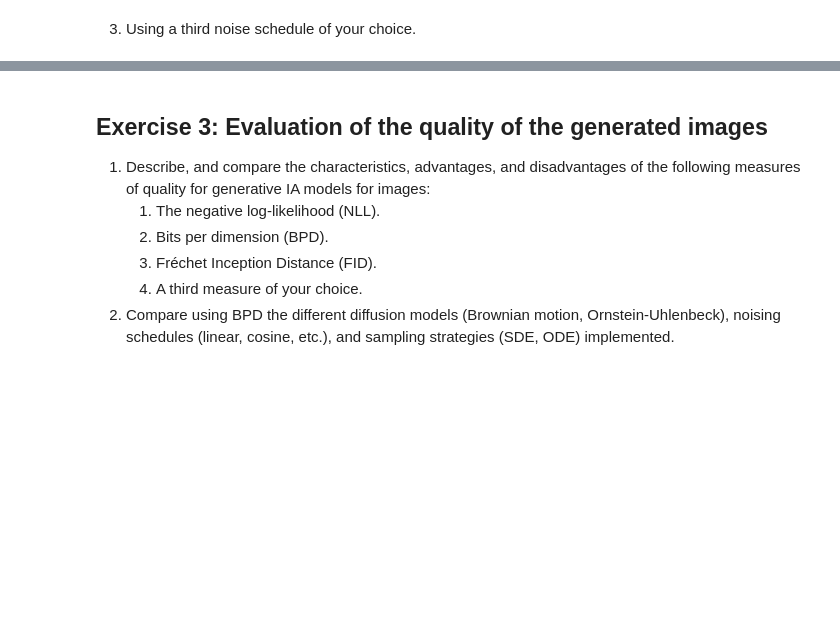
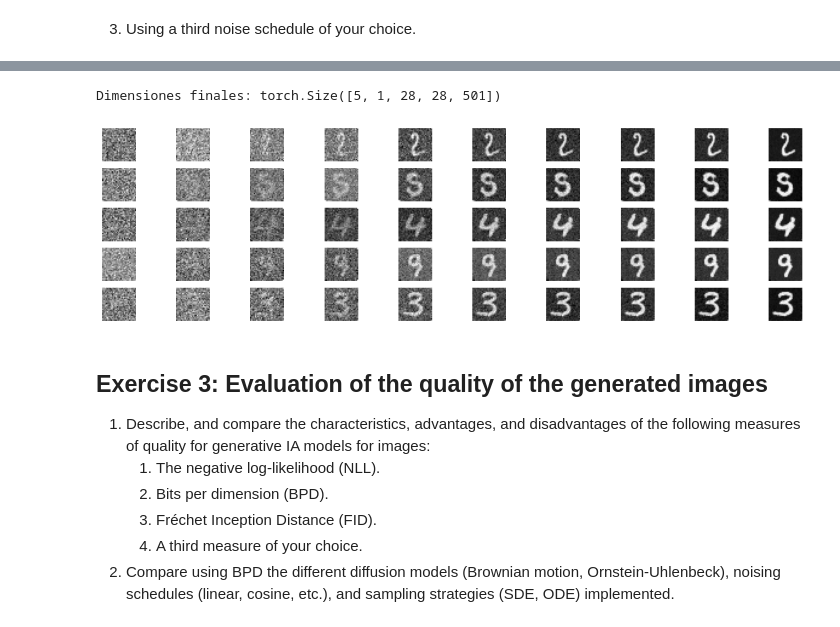
Before and after one commit to JosepDorronsoro/practicas3segundocuatri, a Jupyter notebook: apaut3/proyecto/proyecto_AAIII_02_diffusion_models/project_AAIII_teamCode_lastName1_lastName2.ipynb, the cells around one changed output, grey strips where cells are left out. Drawn from its saved outputs; the diff is of its cells as text; code cells hidden in the pictures; blank space fills up the shorter version.

```diff
--- a/apaut3/proyecto/proyecto_AAIII_02_diffusion_models/project_AAIII_teamCode_lastName1_lastName2.ipynb
+++ b/apaut3/proyecto/proyecto_AAIII_02_diffusion_models/project_AAIII_teamCode_lastName1_lastName2.ipynb
@@ -504,2 +477,8 @@ _ = plot_image_evolution(
 # %% [markdown]
 3. Using a third noise schedule of your choice.
+# %%
+from diffusion_lib import ExponentialSchedule
+vp_process_exp= VPProcess(schedule=ExponentialSchedule())
+score_model_vp_exp = ScoreNet(marginal_prob_std=vp_process_exp.sigma_t).to(device)
+gm_vp_exp = GenerativeDiffusionModel(vp_process_exp, EulerMaruyamaSampler(), score_model_vp_exp, device)
+optimizer = optim.Adam(score_model_vp_exp.parameters(), lr=1e-3)
@@ -506,3 +526,33 @@ _ = plot_image_evolution(
+# %%
+checkpoint = torch.load(
+    'mnist_vp_exponential_trained.pth',
+    map_location=device,
+    weights_only=True,
+)
+score_model_vp_exp.load_state_dict(checkpoint)
+
+n_images = 5
+synthetic_images_vp_exp = gm_vp_exp.sample(
+    n_images=n_images,
+    img_shape=(1, 28, 28),
+    n_steps=500,
+    return_trajectory=True,
+)
+
+print(f"Dimensiones finales: {synthetic_images_vp_exp.shape}")
+# %% [output]
+Dimensiones finales: torch.Size([5, 1, 28, 28, 501])
+# %%
+from diffusion_utilities import plot_image_evolution
+
+_ = plot_image_evolution(
+    images=synthetic_images_vp_exp.cpu(),
+    n_images=n_images,
+    n_intermediate_steps=[0, 100, 200, 300, 400, 450, 470, 480, 490, 500],
+    figsize=(15, 4),
+)
+# %% [output]
+[figure, added]
 # %% [markdown]
 ## Exercise 3:  Evaluation of the quality of the generated images
 1. Describe, and compare the characteristics, advantages, and disadvantages of the following measures of quality for generative IA models for images:
```
Also changed, not shown: parts of 20 cells of this notebook, 40 other files.
